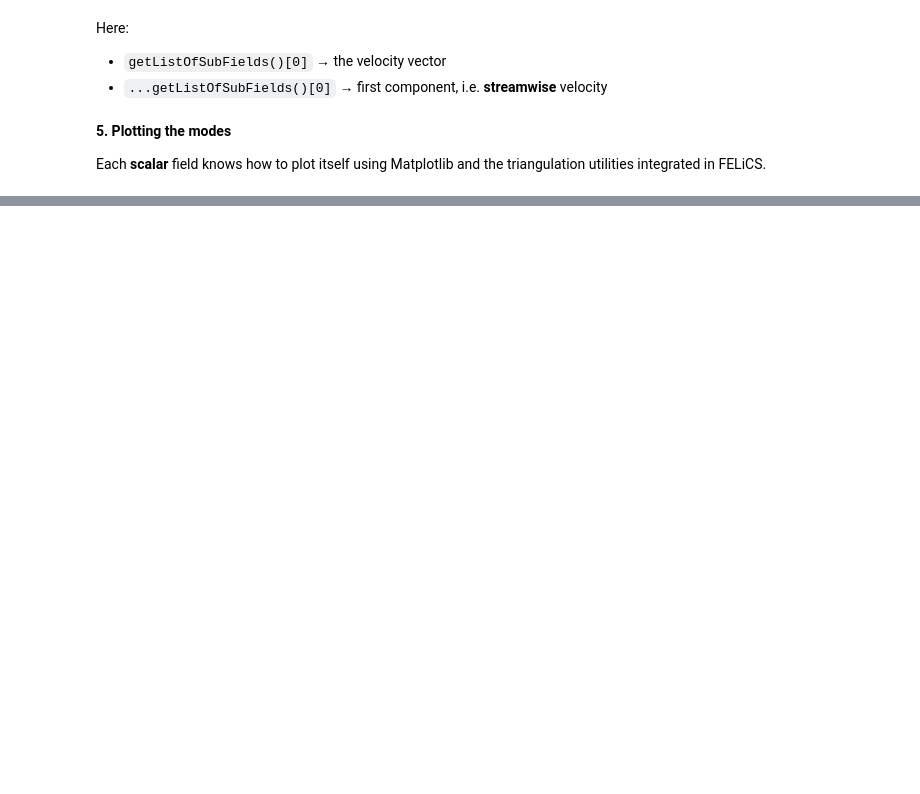
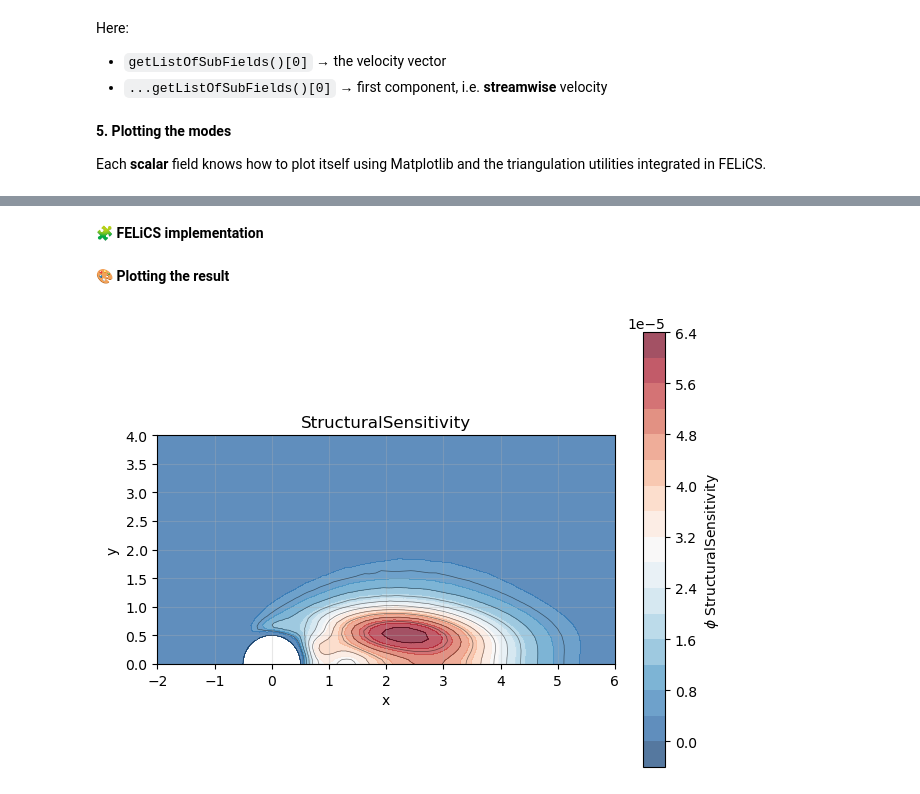
Before and after one commit to arash-mp/FELiCS_FSI, a Jupyter notebook: how_tos/11_LoadingModes/11_LoadingModes.ipynb, the cells around one changed output, grey strips where cells are left out. Saved outputs shown, nothing was run; the diff lists cells and outputs as text; code cells hidden in the pictures; blank space fills up the shorter version.

Commit message:
addind test script and jupyter notebook for loading modes and structural sensitivity

```diff
--- a/how_tos/11_LoadingModes/11_LoadingModes.ipynb
+++ b/how_tos/11_LoadingModes/11_LoadingModes.ipynb
@@ -134,0 +220,39 @@ uxFieldAdjoint.plot(xlim=(-20, 5), ylim=(0, 5))
+# %% [markdown]
+**🧩 FELiCS implementation**
+# %%
+# --- Extract direct and adjoint velocity fields -----------------------
+uFieldDirect  = directMode.getListOfSubFields()[0]   # velocity fluctuation
+uFieldAdjoint = adjointMode.getListOfSubFields()[0]
+
+# --- Test space where the scalar sensitivity will live ---------------
+V_scalar = FEMSpaces.P2
+v        = ufl.TestFunction(V_scalar)
+
+# --- Create empty field to store structural sensitivity --------------
+sS       = Field(V_scalar, mesh)
+sS.name  = "StructuralSensitivity"
+
+# --- Build the UFL tensor expression ---------------------------------
+J_hat  = sS.mesh.coordinateSystem.J_hat
+
+v_tens = Tensor(
+    v,
+    CoordSys=sS.mesh.coordinateSystem,
+    m=sS.m,
+    mayHaveSpectralDimension=sS.hasSpectralDimension,
+)
+
+exprSS = (
+    iDot(uFieldDirect.getTensor(),  iConj(uFieldDirect.getTensor()))**0.5 *
+    iDot(uFieldAdjoint.getTensor(), iConj(uFieldAdjoint.getTensor()))**0.5 *
+    iConj(v_tens)
+).ufl_tens * J_hat * ufl.dx
+
+# --- Evaluate expression and build the finite-element field -----------
+sS.evaluateUflTensorExpression(exprSS)
+# %% [markdown]
+**🎨 Plotting the result**
+# %%
+sS.plot(xlim=(-2, 6), ylim=(0, 4))
+# %% [output]
+[figure, added]
```
Also changed, not shown: parts of 14 cells of this notebook, 1 other file.
